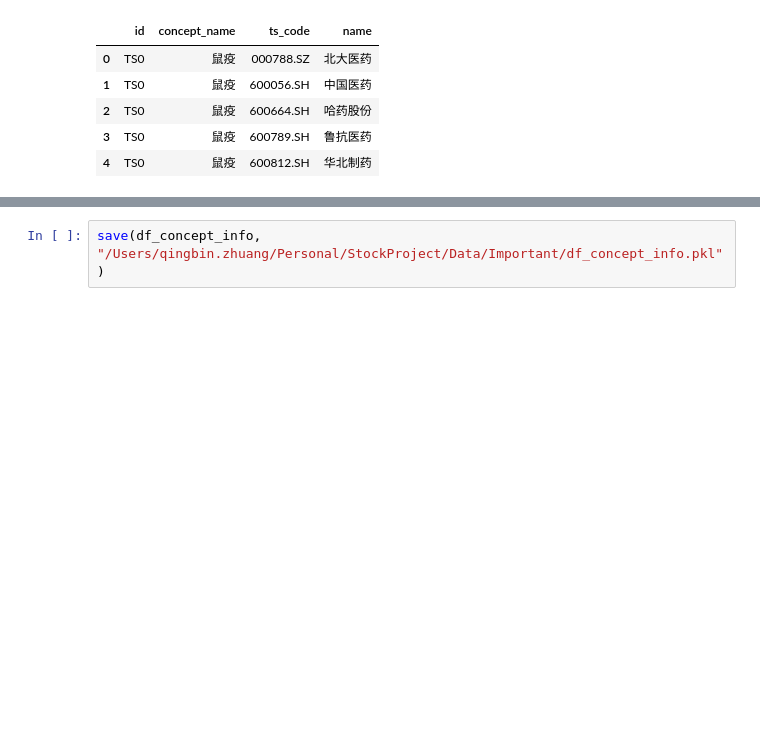
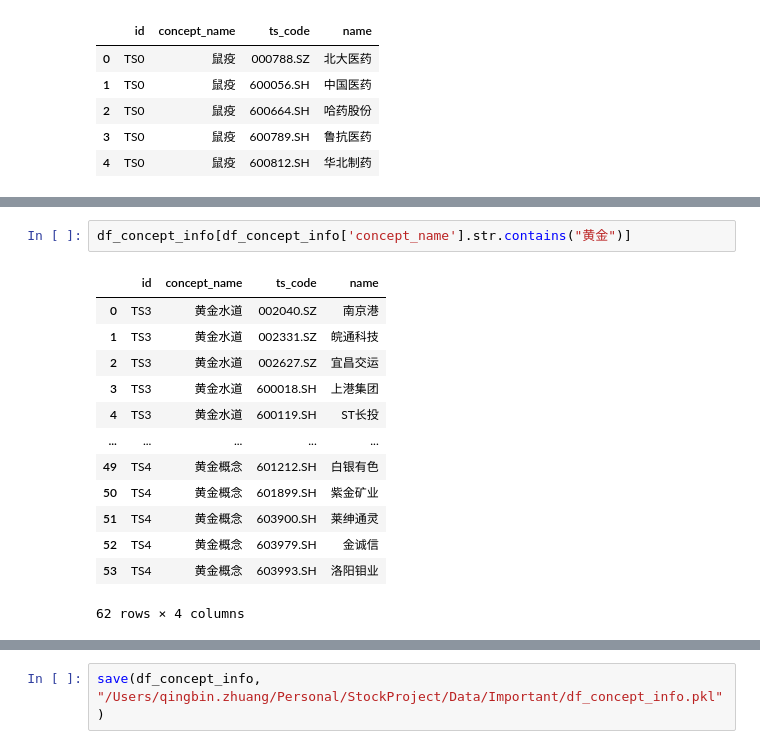
Before and after one commit to zhuangqingbin/StockProject, a Jupyter notebook: Debug/debug.ipynb, the cells around one changed output, grey strips where cells are left out. Cells and saved outputs as stored; diff of their text form; blank space fills up the shorter version.

```diff
--- a/Debug/debug.ipynb
+++ b/Debug/debug.ipynb
@@ -129 +151,17 @@ Name: concept_name, Length: 34444, dtype: object
+# %%
+df_concept_info[df_concept_info['concept_name'].str.contains("黄金")]
+# %% [output]
+|  | id | concept_name | ts_code | name |
+| 0 | TS3 | 黄金水道 | 002040.SZ | 南京港 |
+| 1 | TS3 | 黄金水道 | 002331.SZ | 皖通科技 |
+| 2 | TS3 | 黄金水道 | 002627.SZ | 宜昌交运 |
+| 3 | TS3 | 黄金水道 | 600018.SH | 上港集团 |
+| 4 | TS3 | 黄金水道 | 600119.SH | ST长投 |
+| ... | ... | ... | ... | ... |
+| 49 | TS4 | 黄金概念 | 601212.SH | 白银有色 |
+| 50 | TS4 | 黄金概念 | 601899.SH | 紫金矿业 |
+| 51 | TS4 | 黄金概念 | 603900.SH | 莱绅通灵 |
+| 52 | TS4 | 黄金概念 | 603979.SH | 金诚信 |
+| 53 | TS4 | 黄金概念 | 603993.SH | 洛阳钼业 |
+62 rows × 4 columns
 # %%
```
Also changed, not shown: parts of 4 cells of this notebook, 1 other file.
